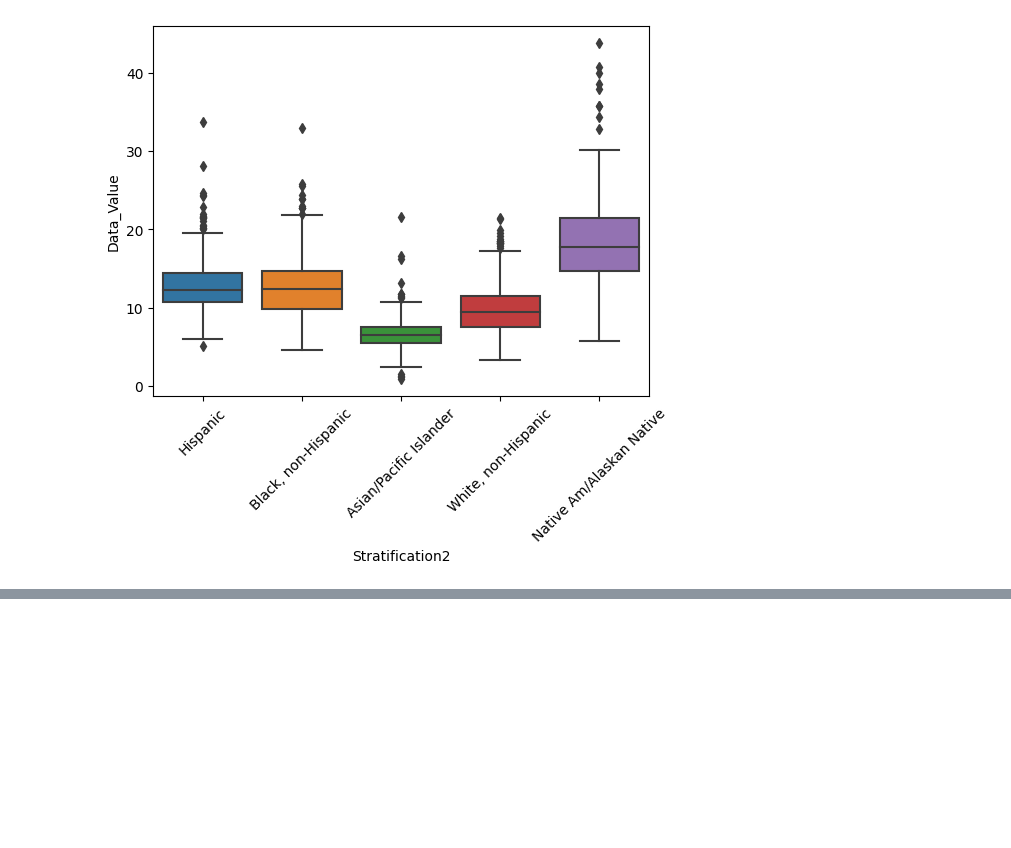
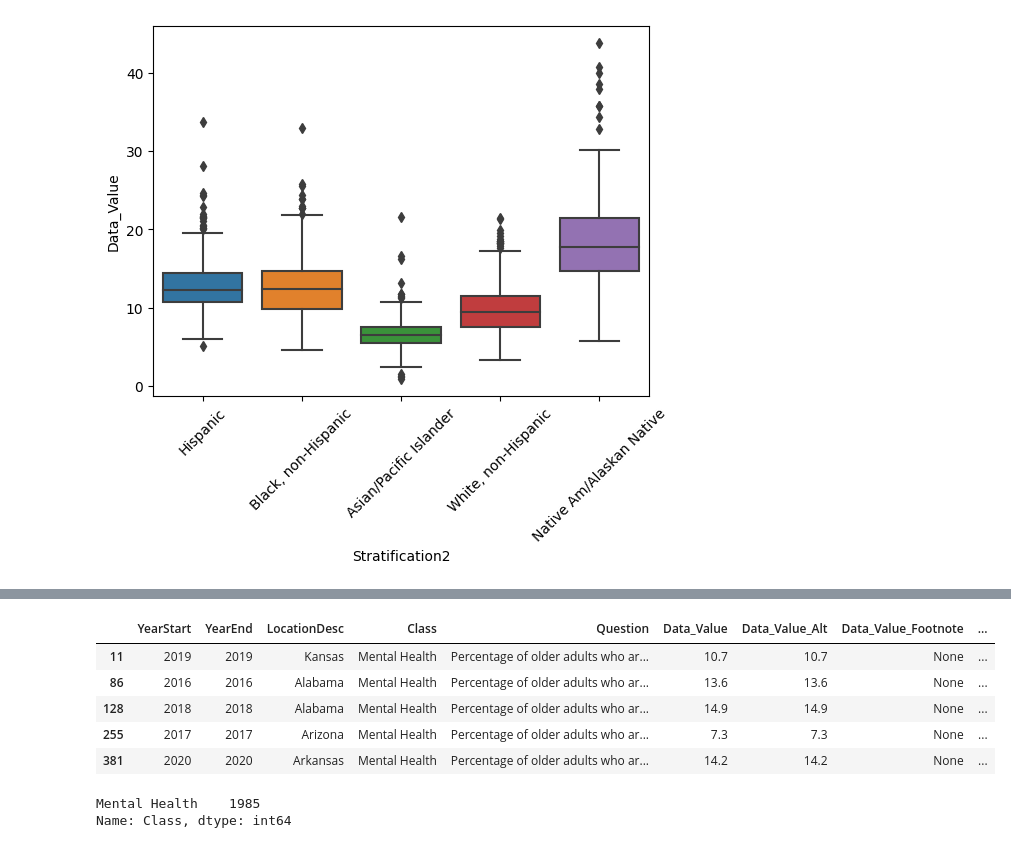
Before and after one commit to blakedshull/Project-4, a Jupyter notebook: Datacleaning.ipynb, the cells around one changed output, grey strips where cells are left out. Saved outputs shown, nothing was run; the diff lists cells and outputs as text; code cells hidden in the pictures; blank space fills up the shorter version.

```diff
--- a/Datacleaning.ipynb
+++ b/Datacleaning.ipynb
@@ -435,0 +516,15 @@ plt.xticks(rotation = 45)
+# %%
+disrace = disrace.loc[disrace['Data_Value_Footnote']== 'None']
+disrace.head()
+# %% [output]
+|  | YearStart | YearEnd | LocationDesc | Class | Question | Data_Value | Data_Value_Alt | Data_Value_Footnote | ... |
+| 11 | 2019 | 2019 | Kansas | Mental Health | Percentage of older adults who ar... | 10.7 | 10.7 | None | ... |
+| 86 | 2016 | 2016 | Alabama | Mental Health | Percentage of older adults who ar... | 13.6 | 13.6 | None | ... |
+| 128 | 2018 | 2018 | Alabama | Mental Health | Percentage of older adults who ar... | 14.9 | 14.9 | None | ... |
+| 255 | 2017 | 2017 | Arizona | Mental Health | Percentage of older adults who ar... | 7.3 | 7.3 | None | ... |
+| 381 | 2020 | 2020 | Arkansas | Mental Health | Percentage of older adults who ar... | 14.2 | 14.2 | None | ... |
+# %%
+disrace['Class'].value_counts()
+# %% [output]
+Mental Health    1985
+Name: Class, dtype: int64
```
Also changed, not shown: parts of 13 cells of this notebook.
